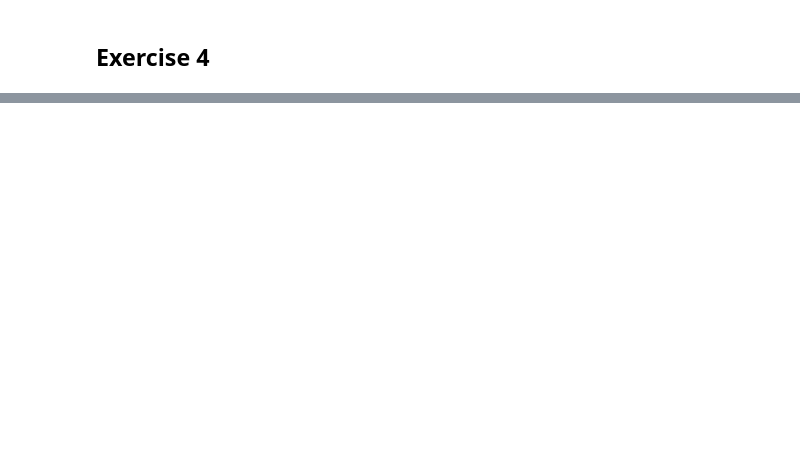
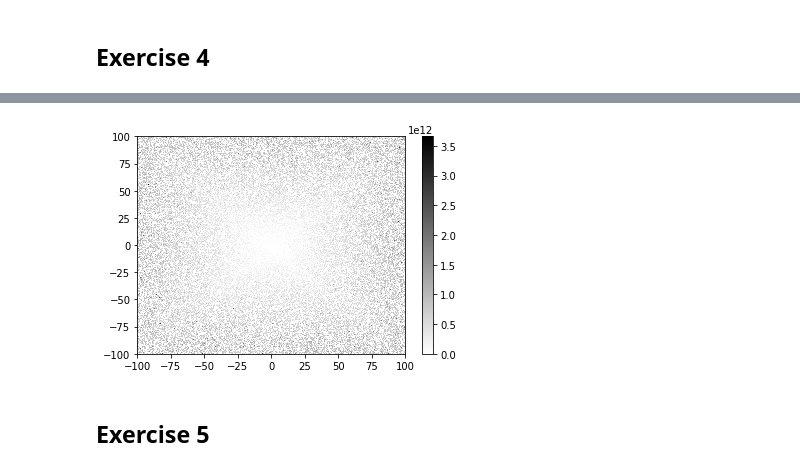
Before and after one commit to mattdbrown17/BootCamp2018, a Jupyter notebook: ProbSets/Comp/ProbSet3/Conditioning and Stability.ipynb, the cells around one changed output, grey strips where cells are left out. Drawn from its saved outputs; the diff is of its cells as text; code cells hidden in the pictures; blank space fills up the shorter version.

```diff
--- a/ProbSets/Comp/ProbSet3/Conditioning and Stability.ipynb
+++ b/ProbSets/Comp/ProbSet3/Conditioning and Stability.ipynb
@@ -79,9 +81,9 @@ def estcondno(A):
     # calculate perturbation no.
     eigdiff = Aeigs - Perteigs
     acn = (la.norm(eigdiff, 2)) / (la.norm(H, 2))
-    rcn = acn * (la.norm(A, 2)) / (la.norm(eigdiff, 2))
+    rcn = acn * (la.norm(A, 2)) / (la.norm(Aeigs, 2))
     return acn, rcn
 
 A = np.random.rand(5, 5)
-print(np.linalg.cond(A), estcondno(A))
+print(estcondno(A))
 # %% [output]
@@ -89,5 +91,2 @@ print(np.linalg.cond(A), estcondno(A))
 # %% [markdown]
 ## Exercise 4
-# %%
-def condnoplot(xin, xmax, ymin, ymax, res):
-    # This depends on exercise 3...
@@ -95,0 +93,21 @@ SyntaxError: unexpected EOF while parsing (<ipython-input-93-013f485914c3>, line
+# %%
+def condnoplot(xmin, xmax, ymin, ymax, res):
+    # Define xgrid, ygrid
+    xgrid = np.linspace(xmin, xmax, res)
+    ygrid = np.linspace(ymin, ymax, res)
+    cnums = np.zeros((res, res))
+    for i in range(res):
+        for j in range(res):
+            A = np.array([[1, xgrid[i]], [ygrid[j], 1]])
+            cnums[i, j] = estcondno(A)[1]
+    plt.pcolormesh(xgrid, ygrid, cnums, cmap = 'gray_r')
+    plt.colorbar()
+    plt.xlabel("x")
+    plt.ylabel("y")
+    plt.title(f"Conditioning Numbers: Res = {res}")
+    plt.show()
+condnoplot(-100, 100, -100, 100, 200)
+# %% [output]
+[figure, added]
+# %% [markdown]
+## Exercise 5
```
Also changed, not shown: parts of 8 cells of this notebook, 7 other files.
